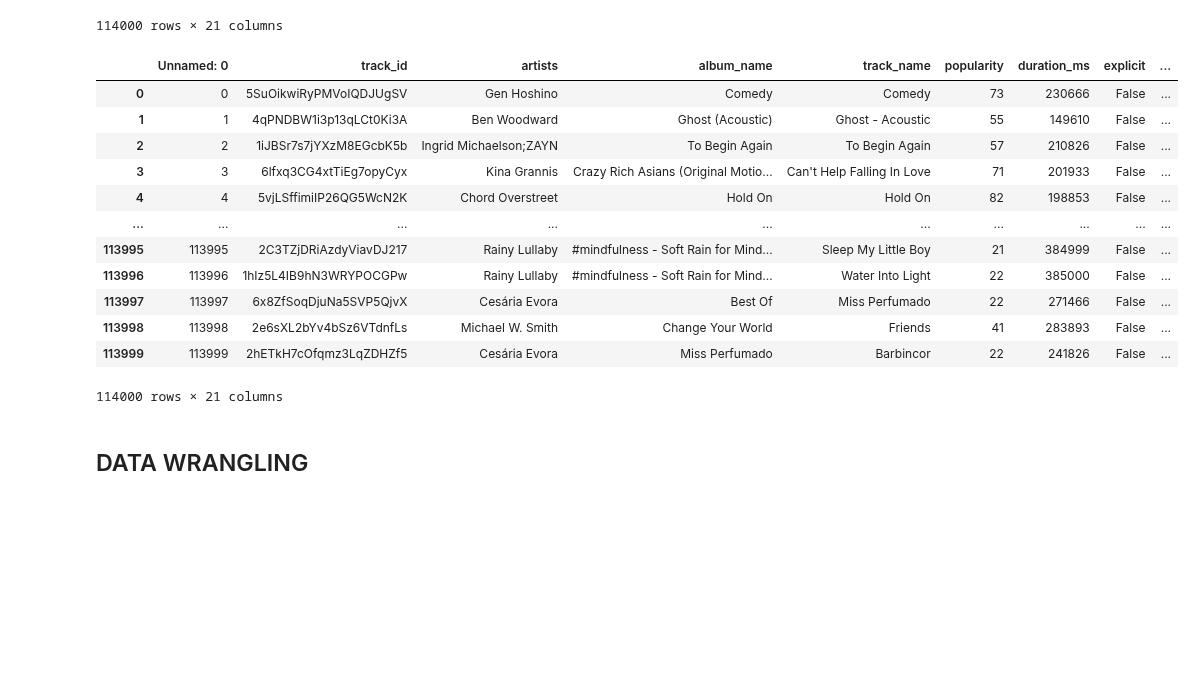
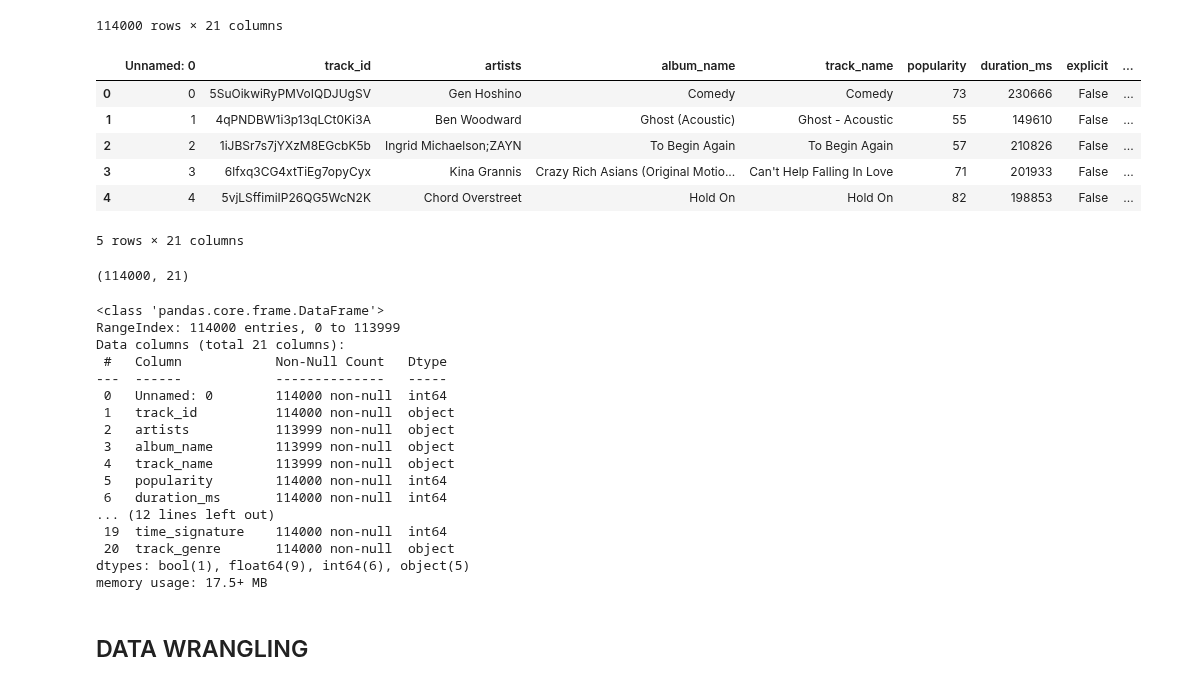
Before and after one commit to FacundoCardozo5/Nuevo-repo, a Jupyter notebook: notebooks/Data_Wrangling_Cardozo.ipynb, the cells around one changed output. Cells and saved outputs as stored; diff of their text form; code cells hidden in the pictures; blank space fills up the shorter version.

```diff
--- a/notebooks/Data_Wrangling_Cardozo.ipynb
+++ b/notebooks/Data_Wrangling_Cardozo.ipynb
@@ -20,21 +20,39 @@ pd.read_csv('/workspaces/Nuevo-repo/data/raw/spotify.csv')
 114000 rows × 21 columns
 # %%
 df = pd.read_csv('/workspaces/Nuevo-repo/data/raw/spotify.csv')
-df
+df.head()
 # %% [output]
 |  | Unnamed: 0 | track_id | artists | album_name | track_name | popularity | duration_ms | explicit | ... |
 | 0 | 0 | 5SuOikwiRyPMVoIQDJUgSV | Gen Hoshino | Comedy | Comedy | 73 | 230666 | False | ... |
 | 1 | 1 | 4qPNDBW1i3p13qLCt0Ki3A | Ben Woodward | Ghost (Acoustic) | Ghost - Acoustic | 55 | 149610 | False | ... |
 | 2 | 2 | 1iJBSr7s7jYXzM8EGcbK5b | Ingrid Michaelson;ZAYN | To Begin Again | To Begin Again | 57 | 210826 | False | ... |
 | 3 | 3 | 6lfxq3CG4xtTiEg7opyCyx | Kina Grannis | Crazy Rich Asians (Original Motio... | Can't Help Falling In Love | 71 | 201933 | False | ... |
 | 4 | 4 | 5vjLSffimiIP26QG5WcN2K | Chord Overstreet | Hold On | Hold On | 82 | 198853 | False | ... |
-| ... | ... | ... | ... | ... | ... | ... | ... | ... | ... |
-| 113995 | 113995 | 2C3TZjDRiAzdyViavDJ217 | Rainy Lullaby | #mindfulness - Soft Rain for Mind... | Sleep My Little Boy | 21 | 384999 | False | ... |
-| 113996 | 113996 | 1hIz5L4IB9hN3WRYPOCGPw | Rainy Lullaby | #mindfulness - Soft Rain for Mind... | Water Into Light | 22 | 385000 | False | ... |
-| 113997 | 113997 | 6x8ZfSoqDjuNa5SVP5QjvX | Cesária Evora | Best Of | Miss Perfumado | 22 | 271466 | False | ... |
-| 113998 | 113998 | 2e6sXL2bYv4bSz6VTdnfLs | Michael W. Smith | Change Your World | Friends | 41 | 283893 | False | ... |
-| 113999 | 113999 | 2hETkH7cOfqmz3LqZDHZf5 | Cesária Evora | Miss Perfumado | Barbincor | 22 | 241826 | False | ... |
-114000 rows × 21 columns
+5 rows × 21 columns
+# %%
+print(df.shape)
+# %% [output]
+(114000, 21)
+# %%
+df.info()
+# %% [output]
+<class 'pandas.core.frame.DataFrame'>
+RangeIndex: 114000 entries, 0 to 113999
+Data columns (total 21 columns):
+ #   Column            Non-Null Count   Dtype
+---  ------            --------------   -----
+ 0   Unnamed: 0        114000 non-null  int64
+ 1   track_id          114000 non-null  object
+ 2   artists           113999 non-null  object
+ 3   album_name        113999 non-null  object
+ 4   track_name        113999 non-null  object
+ 5   popularity        114000 non-null  int64
+ 6   duration_ms       114000 non-null  int64
+... (12 lines left out)
+ 19  time_signature    114000 non-null  int64
+ 20  track_genre       114000 non-null  object
+dtypes: bool(1), float64(9), int64(6), object(5)
+memory usage: 17.5+ MB
 # %% [markdown]
 ## DATA WRANGLING
 # %% [markdown]
```
Also changed, not shown: parts of 2 cells of this notebook.
